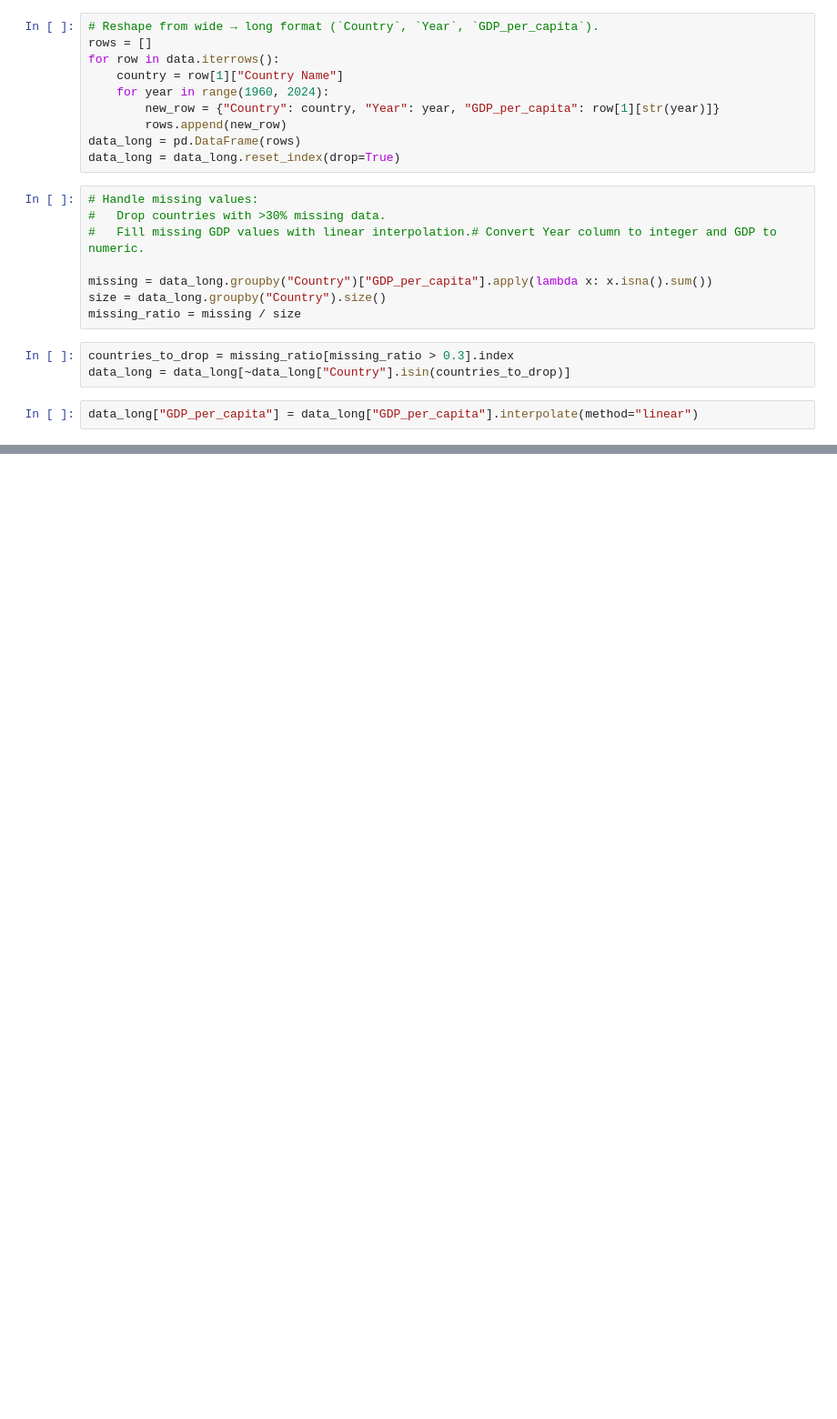
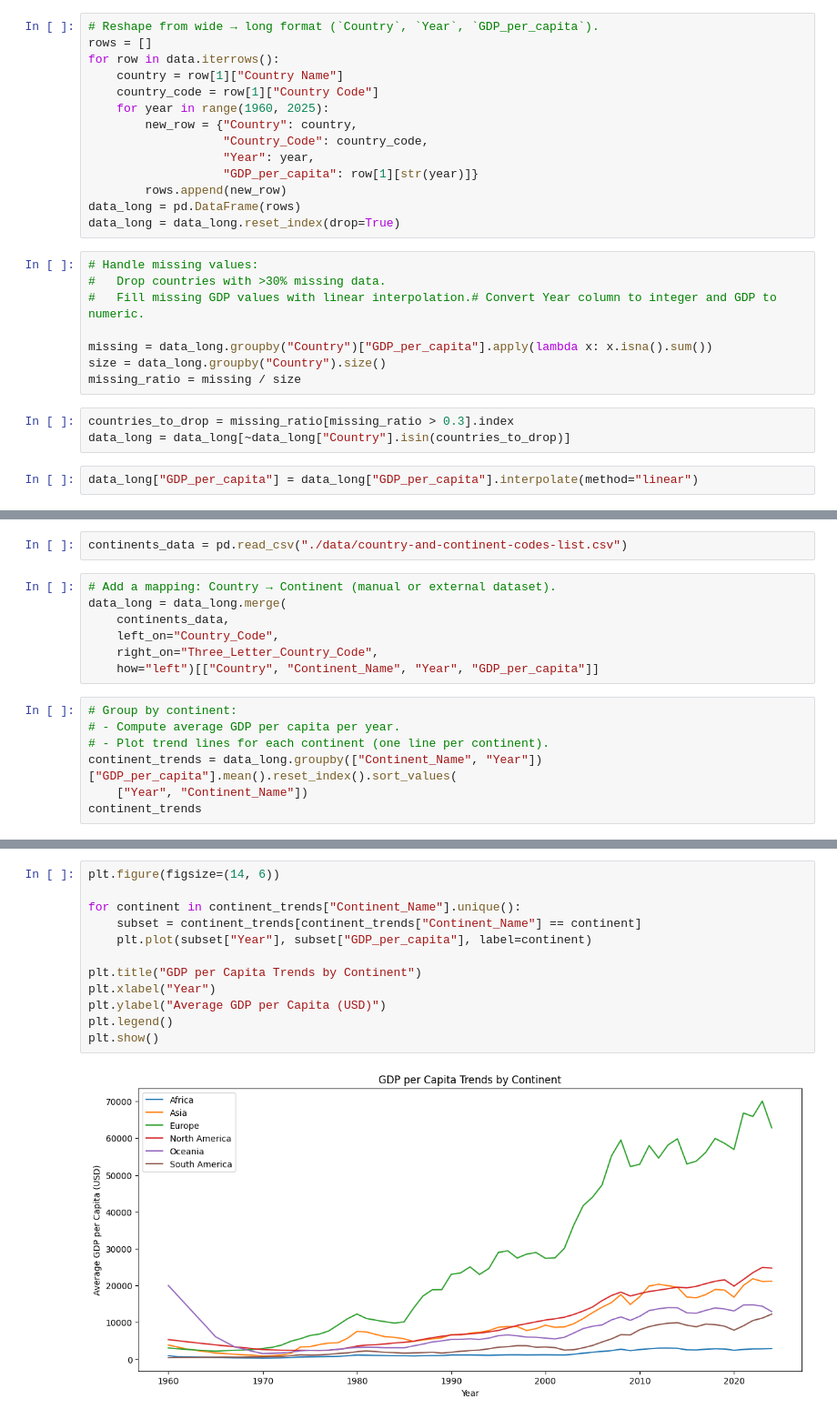
Before and after one commit to javamercy/GDP-analysis, a Jupyter notebook: sample.ipynb, the cells around one changed output, grey strips where cells are left out. Shown at 91% size. Drawn from its saved outputs; the diff is of its cells as text; blank space fills up the shorter version.

```diff
--- a/sample.ipynb
+++ b/sample.ipynb
@@ -31,8 +26,12 @@ data.head()
 rows = []
 for row in data.iterrows():
     country = row[1]["Country Name"]
-    for year in range(1960, 2024):
-        new_row = {"Country": country, "Year": year, "GDP_per_capita": row[1][str(year)]}
+    country_code = row[1]["Country Code"]
+    for year in range(1960, 2025):
+        new_row = {"Country": country,
+                   "Country_Code": country_code,
+                   "Year": year,
+                   "GDP_per_capita": row[1][str(year)]}
         rows.append(new_row)
 data_long = pd.DataFrame(rows)
 data_long = data_long.reset_index(drop=True)
@@ -66,0 +157,16 @@ data_long["GDP_per_capita"] = data_long["GDP_per_capita"].interpolate(method="li
+# %%
+continents_data = pd.read_csv("./data/country-and-continent-codes-list.csv")
+# %%
+# Add a mapping: Country → Continent (manual or external dataset).
+data_long = data_long.merge(
+    continents_data,
+    left_on="Country_Code",
+    right_on="Three_Letter_Country_Code",
+    how="left")[["Country", "Continent_Name", "Year", "GDP_per_capita"]]
+# %%
+# Group by continent:
+# - Compute average GDP per capita per year.
+# - Plot trend lines for each continent (one line per continent).
+continent_trends = data_long.groupby(["Continent_Name", "Year"])["GDP_per_capita"].mean().reset_index().sort_values(
+    ["Year", "Continent_Name"])
+continent_trends
@@ -66,0 +187,14 @@ data_long["GDP_per_capita"] = data_long["GDP_per_capita"].interpolate(method="li
+# %%
+plt.figure(figsize=(14, 6))
+
+for continent in continent_trends["Continent_Name"].unique():
+    subset = continent_trends[continent_trends["Continent_Name"] == continent]
+    plt.plot(subset["Year"], subset["GDP_per_capita"], label=continent)
+
+plt.title("GDP per Capita Trends by Continent")
+plt.xlabel("Year")
+plt.ylabel("Average GDP per Capita (USD)")
+plt.legend()
+plt.show()
+# %% [output]
+[figure, added]
```
Also changed, not shown: parts of 23 cells of this notebook, 1 other file.
